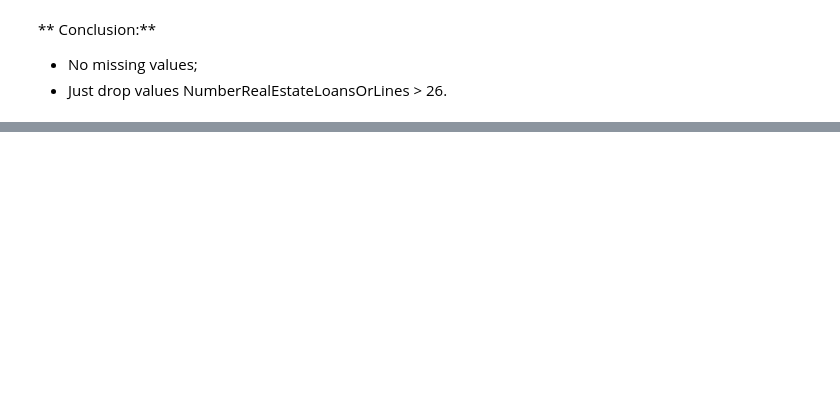
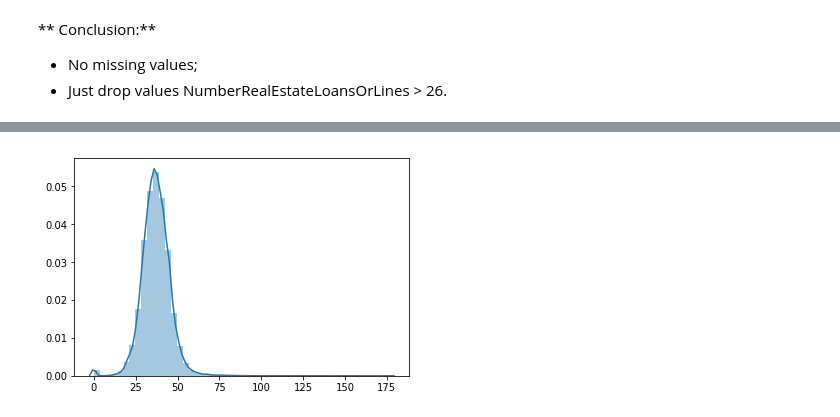
Before and after one commit to faguzz/public-notebooks, a Jupyter notebook: givemesomecredit/exploratory-data-analysis.ipynb, the cells around one changed output, grey strips where cells are left out. Saved outputs shown, nothing was run; the diff lists cells and outputs as text; code cells hidden in the pictures; blank space fills up the shorter version.

```diff
--- a/givemesomecredit/exploratory-data-analysis.ipynb
+++ b/givemesomecredit/exploratory-data-analysis.ipynb
@@ -484,0 +514,5 @@ Name: NumberRealEstateLoansOrLines, dtype: int64
+# %%
+sns.distplot(xt)
+plt.show()
+# %% [output]
+[figure, added]
```
Also changed, not shown: parts of 38 cells of this notebook.
